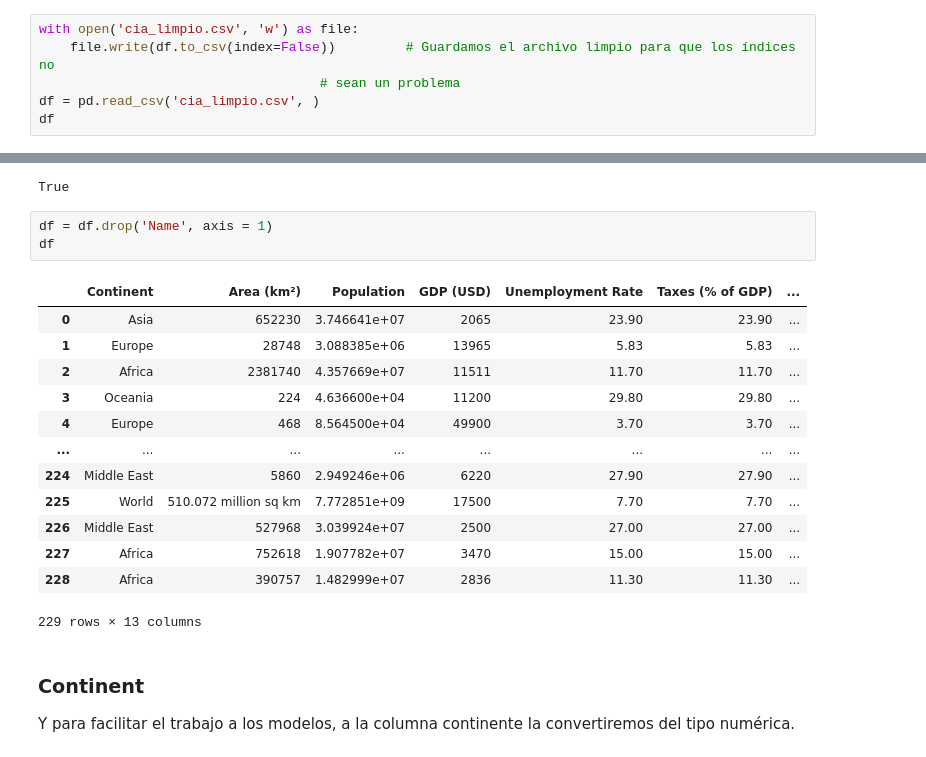
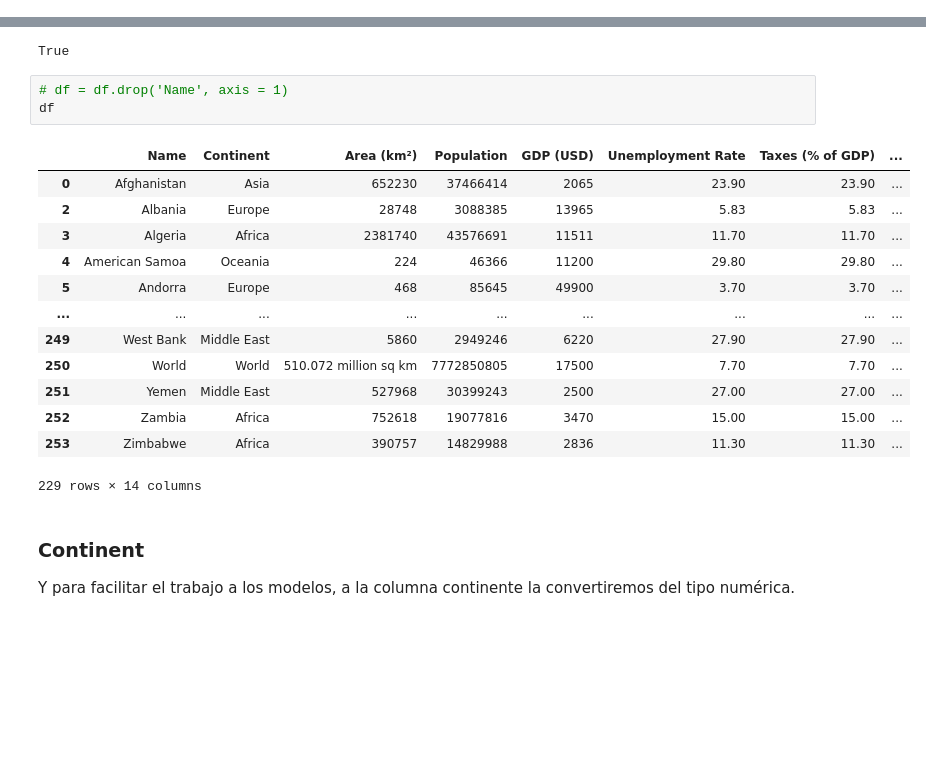
Before and after one commit to dui-luis-alberto-37/sklearn_cross_vall, a Jupyter notebook: Proyecto2_LuisAlbertoGarciaOrozco.ipynb, the cells around one changed output, grey strips where cells are left out. Saved outputs shown, nothing was run; the diff lists cells and outputs as text; blank space fills up the shorter version.

Commit message:
Population, Area and Continent clean

```diff
--- a/Proyecto2_LuisAlbertoGarciaOrozco.ipynb
+++ b/Proyecto2_LuisAlbertoGarciaOrozco.ipynb
@@ -30,8 +65,2 @@ df[df['GDP (USD)'] < 50]            # Se eliminan las filas con los índices ant
 # %% [output]
 |  | Name | Continent | Area (km²) | Population | GDP (USD) | Unemployment Rate | Taxes (% of GDP) | ... |
-# %%
-with open('cia_limpio.csv', 'w') as file:
-    file.write(df.to_csv(index=False))         # Guardamos el archivo limpio para que los índices no
-                                    # sean un problema
-df = pd.read_csv('cia_limpio.csv', )
-df
@@ -60,22 +75,22 @@ df['Name'].nunique() == df.shape[0]
 # %% [output]
 True
 # %%
-df = df.drop('Name', axis = 1)
+# df = df.drop('Name', axis = 1)
 df
 # %% [output]
-|  | Continent | Area (km²) | Population | GDP (USD) | Unemployment Rate | Taxes (% of GDP) | ... |
-| 0 | Asia | 652230 | 3.746641e+07 | 2065 | 23.90 | 23.90 | ... |
-| 1 | Europe | 28748 | 3.088385e+06 | 13965 | 5.83 | 5.83 | ... |
-| 2 | Africa | 2381740 | 4.357669e+07 | 11511 | 11.70 | 11.70 | ... |
-| 3 | Oceania | 224 | 4.636600e+04 | 11200 | 29.80 | 29.80 | ... |
-| 4 | Europe | 468 | 8.564500e+04 | 49900 | 3.70 | 3.70 | ... |
-| ... | ... | ... | ... | ... | ... | ... | ... |
-| 224 | Middle East | 5860 | 2.949246e+06 | 6220 | 27.90 | 27.90 | ... |
-| 225 | World | 510.072 million sq km | 7.772851e+09 | 17500 | 7.70 | 7.70 | ... |
-| 226 | Middle East | 527968 | 3.039924e+07 | 2500 | 27.00 | 27.00 | ... |
-| 227 | Africa | 752618 | 1.907782e+07 | 3470 | 15.00 | 15.00 | ... |
-| 228 | Africa | 390757 | 1.482999e+07 | 2836 | 11.30 | 11.30 | ... |
+|  | Name | Continent | Area (km²) | Population | GDP (USD) | Unemployment Rate | Taxes (% of GDP) | ... |
+| 0 | Afghanistan | Asia | 652230 | 37466414 | 2065 | 23.90 | 23.90 | ... |
+| 2 | Albania | Europe | 28748 | 3088385 | 13965 | 5.83 | 5.83 | ... |
+| 3 | Algeria | Africa | 2381740 | 43576691 | 11511 | 11.70 | 11.70 | ... |
+| 4 | American Samoa | Oceania | 224 | 46366 | 11200 | 29.80 | 29.80 | ... |
+| 5 | Andorra | Europe | 468 | 85645 | 49900 | 3.70 | 3.70 | ... |
+| ... | ... | ... | ... | ... | ... | ... | ... | ... |
+| 249 | West Bank | Middle East | 5860 | 2949246 | 6220 | 27.90 | 27.90 | ... |
+| 250 | World | World | 510.072 million sq km | 7772850805 | 17500 | 7.70 | 7.70 | ... |
+| 251 | Yemen | Middle East | 527968 | 30399243 | 2500 | 27.00 | 27.00 | ... |
+| 252 | Zambia | Africa | 752618 | 19077816 | 3470 | 15.00 | 15.00 | ... |
+| 253 | Zimbabwe | Africa | 390757 | 14829988 | 2836 | 11.30 | 11.30 | ... |
-229 rows × 13 columns
+229 rows × 14 columns
 # %% [markdown]
 ### Continent
 
```
Also changed, not shown: parts of 35 cells of this notebook, 1 other file.
